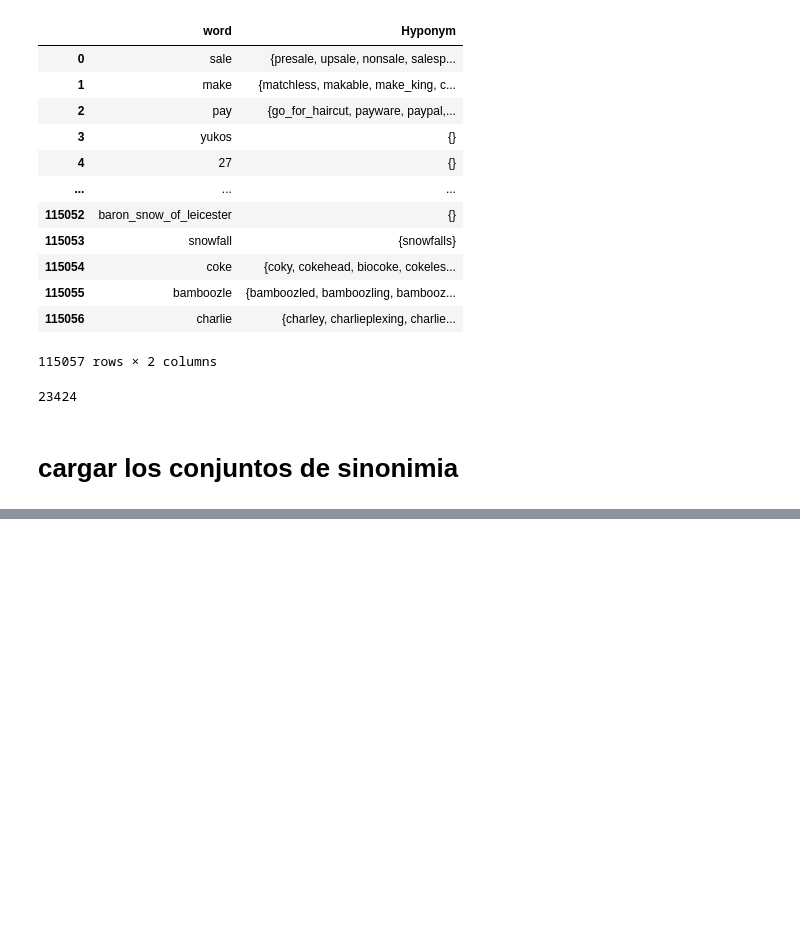
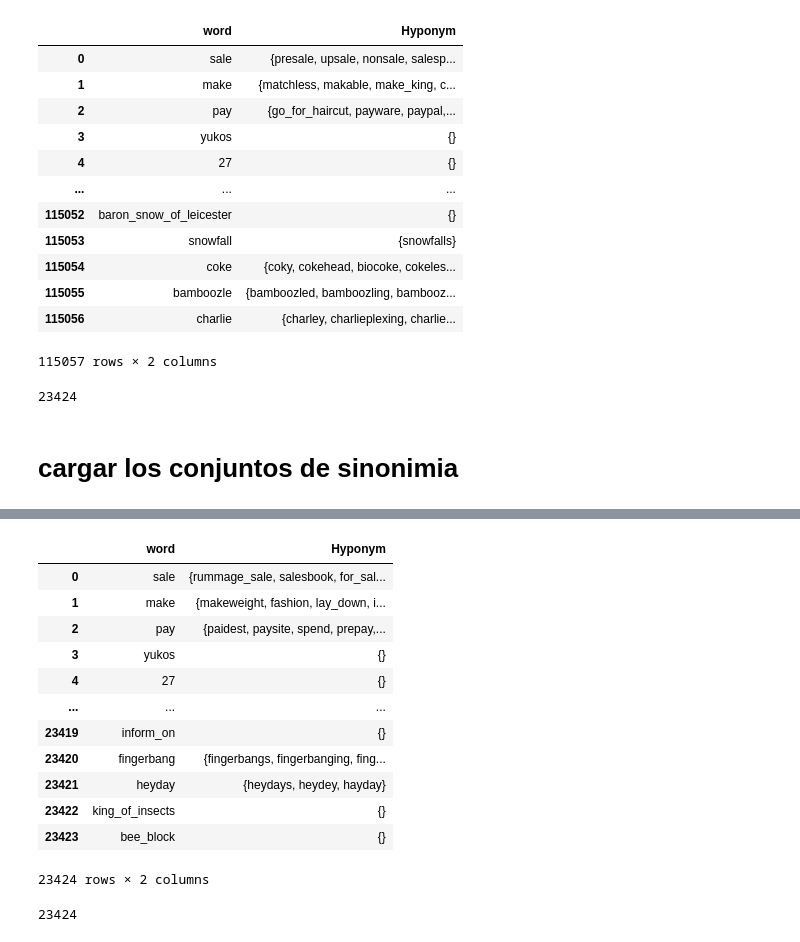
Before and after one commit to david-T-M/RIT_abril, a Jupyter notebook: diccionarios.ipynb, the cells around one changed output, grey strips where cells are left out. Drawn from its saved outputs; the diff is of its cells as text; code cells hidden in the pictures; blank space fills up the shorter version.

```diff
--- a/diccionarios.ipynb
+++ b/diccionarios.ipynb
@@ -272,0 +383,17 @@ dict_syns
+# %%
+df_hyp=pd.read_pickle("salida/nuevo3/Hyponyms.pickle")
+df_hyp
+# %% [output]
+|  | word | Hyponym |
+| 0 | sale | {rummage_sale, salesbook, for_sal... |
+| 1 | make | {makeweight, fashion, lay_down, i... |
+| 2 | pay | {paidest, paysite, spend, prepay,... |
+| 3 | yukos | {} |
+| 4 | 27 | {} |
+| ... | ... | ... |
+| 23419 | inform_on | {} |
+| 23420 | fingerbang | {fingerbangs, fingerbanging, fing... |
+| 23421 | heyday | {heydays, heydey, hayday} |
+| 23422 | king_of_insects | {} |
+| 23423 | bee_block | {} |
+23424 rows × 2 columns
@@ -272,0 +403,4 @@ dict_syns
+# %%
+len(hyponimos)
+# %% [output]
+23424
```
Also changed, not shown: parts of 31 cells of this notebook, 4 other files.
